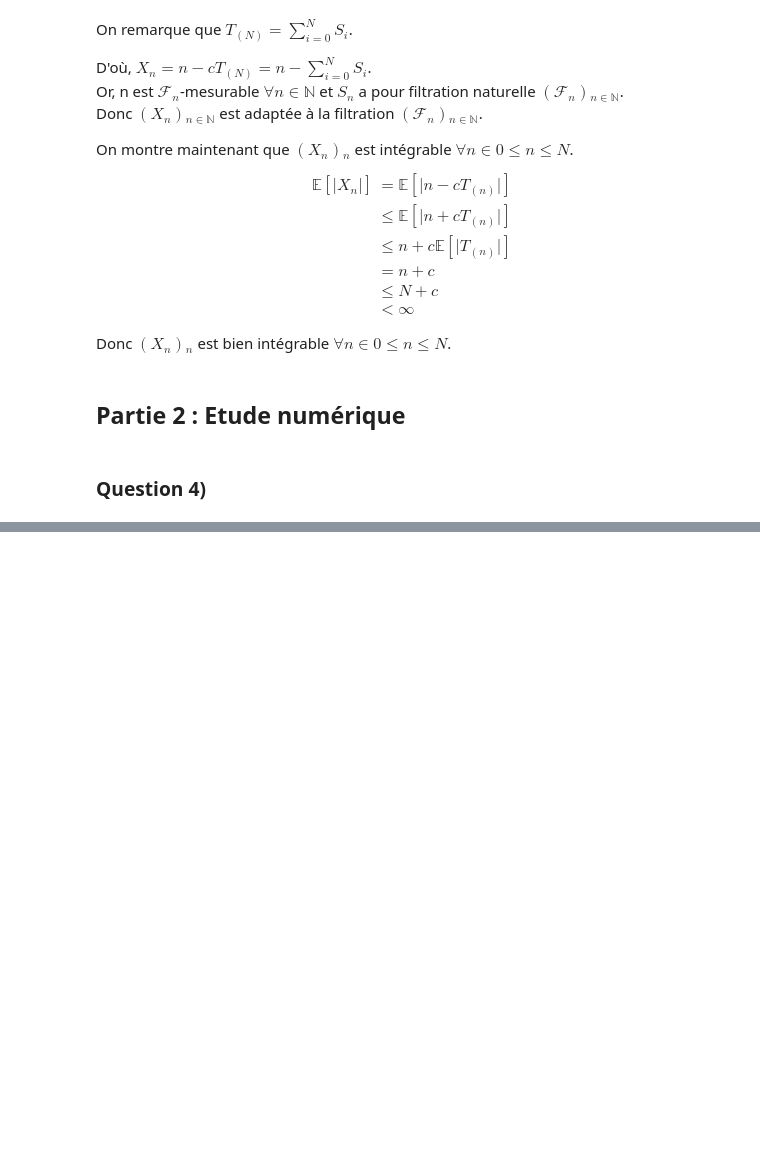
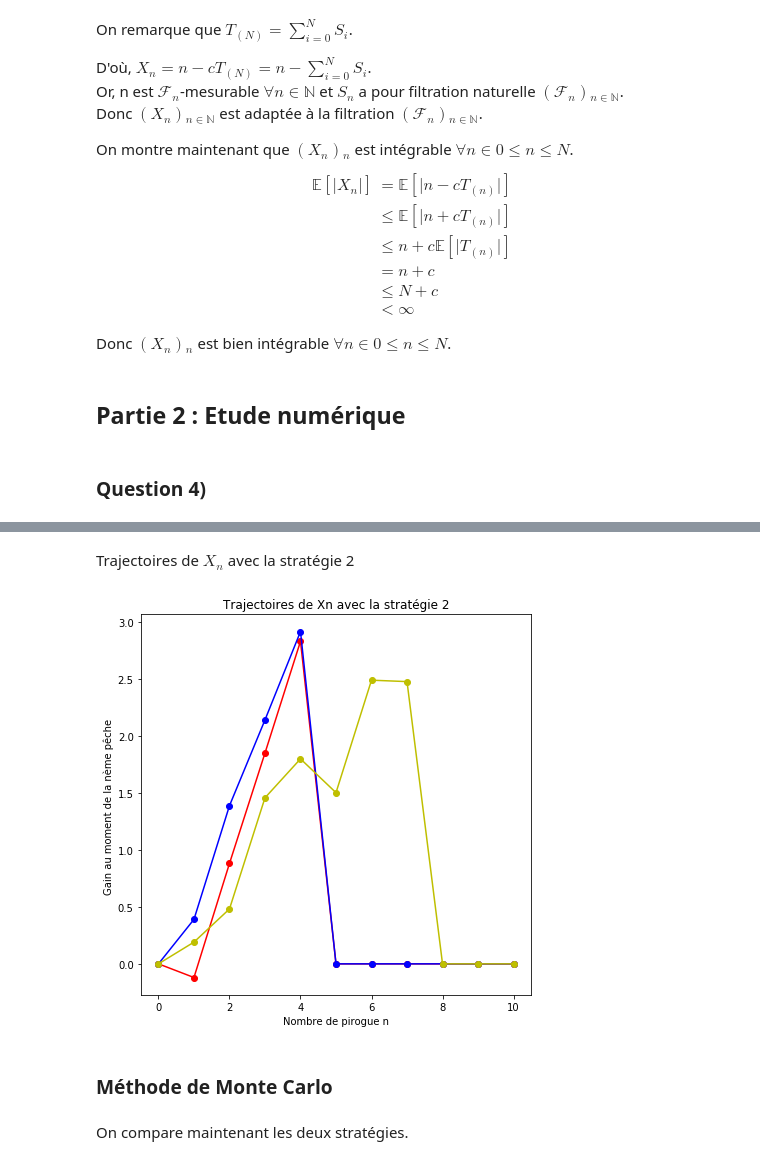
Before and after one commit to YassineMimouni/Series-Temporelles-Avancees, a Jupyter notebook: Projet_1.ipynb, the cells around one changed output, grey strips where cells are left out. Drawn from its saved outputs; the diff is of its cells as text; code cells hidden in the pictures; blank space fills up the shorter version.

```diff
--- a/Projet_1.ipynb
+++ b/Projet_1.ipynb
@@ -79,0 +162,39 @@ Donc $(X_n)$$_n$ est bien intégrable $\forall n \in 0 \le n \le N$.
+# %%
+def gain_strat2(N,c):
+
+    """Application de la stratégie 2
+       On s'arrête dès que gain dépasse le coût"""
+
+    T = np.random.exponential(1,N+1) # liste de N+1 réalisations d'une loi exponentielle de paramètre 1
+    T_tri = np.sort(T) # liste T dont les éléments sont triés dans l'ordre croissant
+    T_tri[0] = 0
+
+    X = np.zeros(N+1)
+    i=0
+
+    while (i<N+1 and i - c*T_tri[i]<c):
+        X[i] = i - c*T_tri[i]
+        i = i+1
+
+    return X
+# %% [markdown]
+Trajectoires de $X_n$ avec la stratégie 2
+# %%
+n = np.linspace(0,N,N+1)
+N = 10
+
+fig = plt.figure(1,figsize=(7,7))
+
+# On trace 3 trajectoires
+plt.plot(n,gain_strat2(N,c),"-ro")
+plt.plot(n,gain_strat2(N,c),"-bo")
+plt.plot(n,gain_strat2(N,c),"-yo")
+
+plt.title('Trajectoires de Xn avec la stratégie 2')
+plt.xlabel('Nombre de pirogue n')
+plt.ylabel('Gain au moment de la nème pêche ')
+plt.show()
+# %% [output]
+[figure, added]
+# %% [markdown]
+### Méthode de Monte Carlo
@@ -79,0 +213,2 @@ Donc $(X_n)$$_n$ est bien intégrable $\forall n \in 0 \le n \le N$.
+# %% [markdown]
+On compare maintenant les deux stratégies.
```
Also changed, not shown: parts of 18 cells of this notebook.
